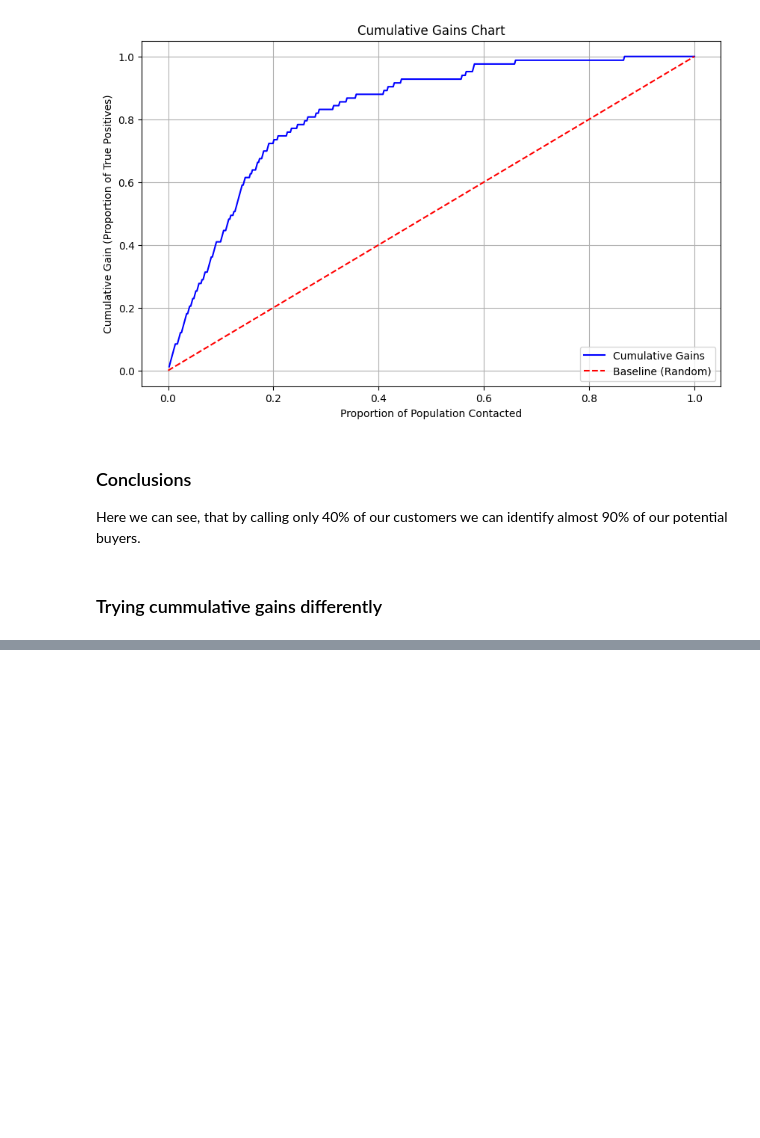
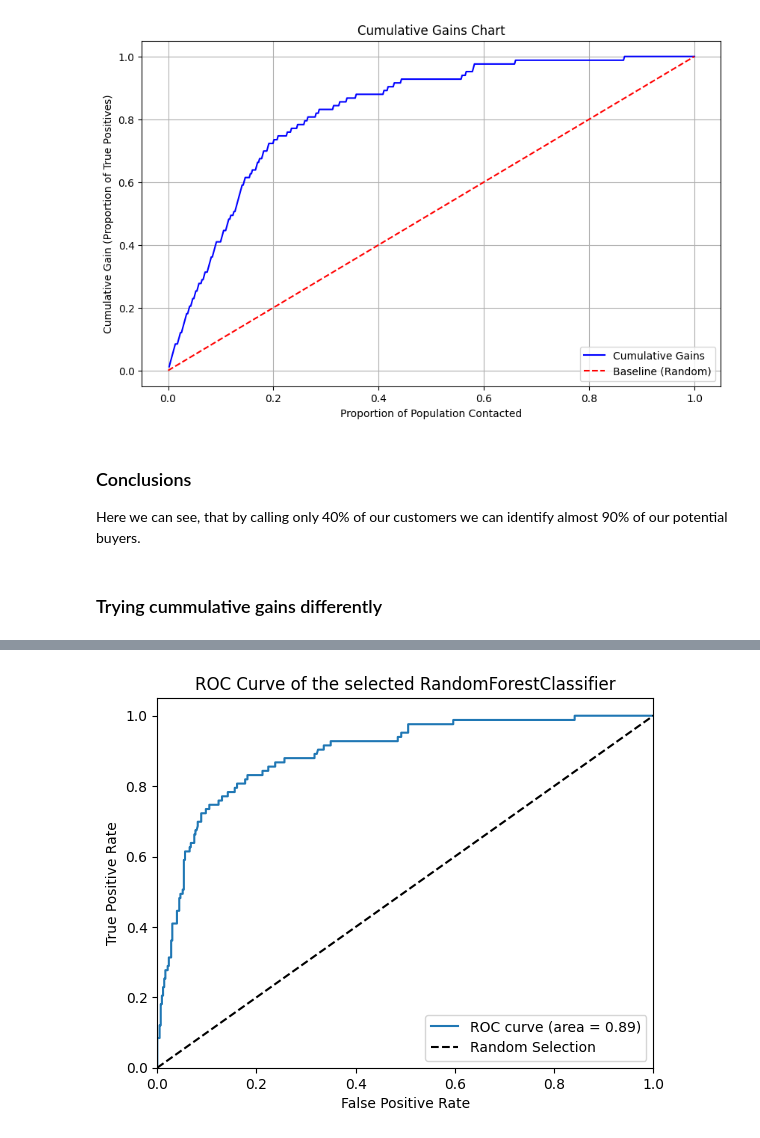
Before and after one commit to szba-ds/iFood-Data-Aanalyst-Case-Using-Classification-Algorithms, a Jupyter notebook: Classifiers.ipynb, the cells around one changed output, grey strips where cells are left out. Cells and saved outputs as stored; diff of their text form; code cells hidden in the pictures; blank space fills up the shorter version.

```diff
--- a/Classifiers.ipynb
+++ b/Classifiers.ipynb
@@ -207,0 +225,17 @@ y axis: True Positive Rate
+# %%
+fpr, tpr, thresholds_roc = roc_curve(y_test, rf_probs[:,1])
+roc_auc = auc(fpr, tpr)
+roc_auc
+
+plt.figure()
+plt.plot(fpr,tpr, label = 'ROC curve (area = %0.2f)' % roc_auc)
+plt.plot([0,1],[0,1], 'k--', label='Random Selection')
+plt.xlim([0.0, 1.0])
+plt.ylim([0.0, 1.05])
+plt.xlabel('False Positive Rate')
+plt.ylabel('True Positive Rate')
+plt.title('ROC Curve of the selected RandomForestClassifier')
+plt.legend()
+plt.show()
+# %% [output]
+[figure, added]
```
Also changed, not shown: parts of 7 cells of this notebook.
